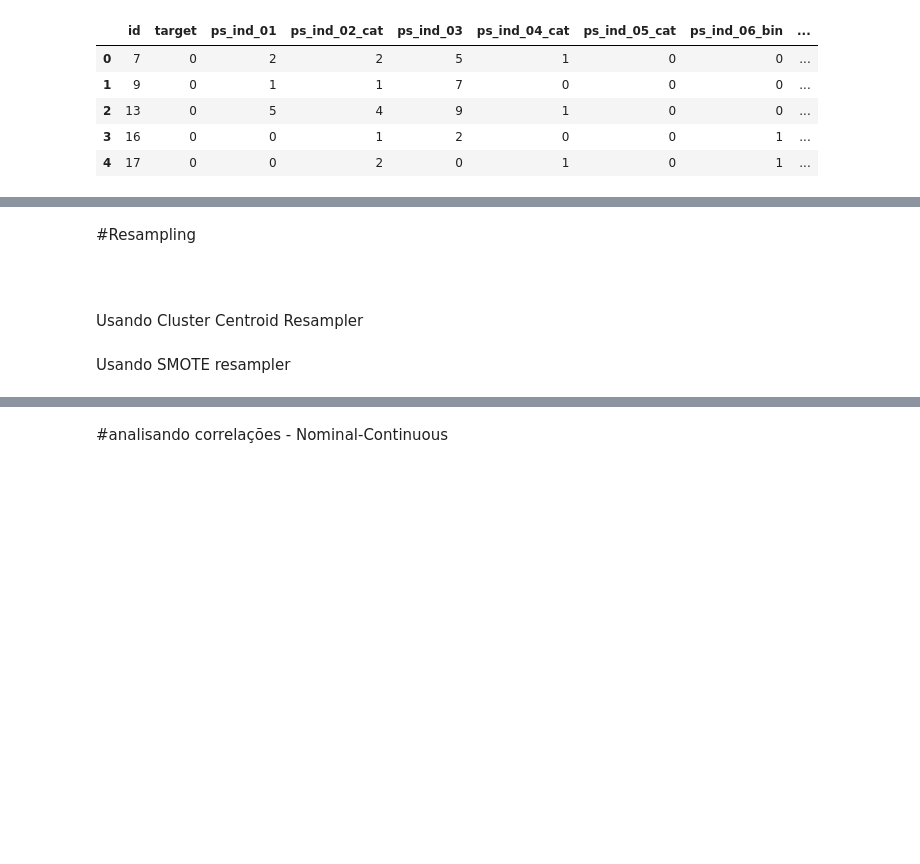
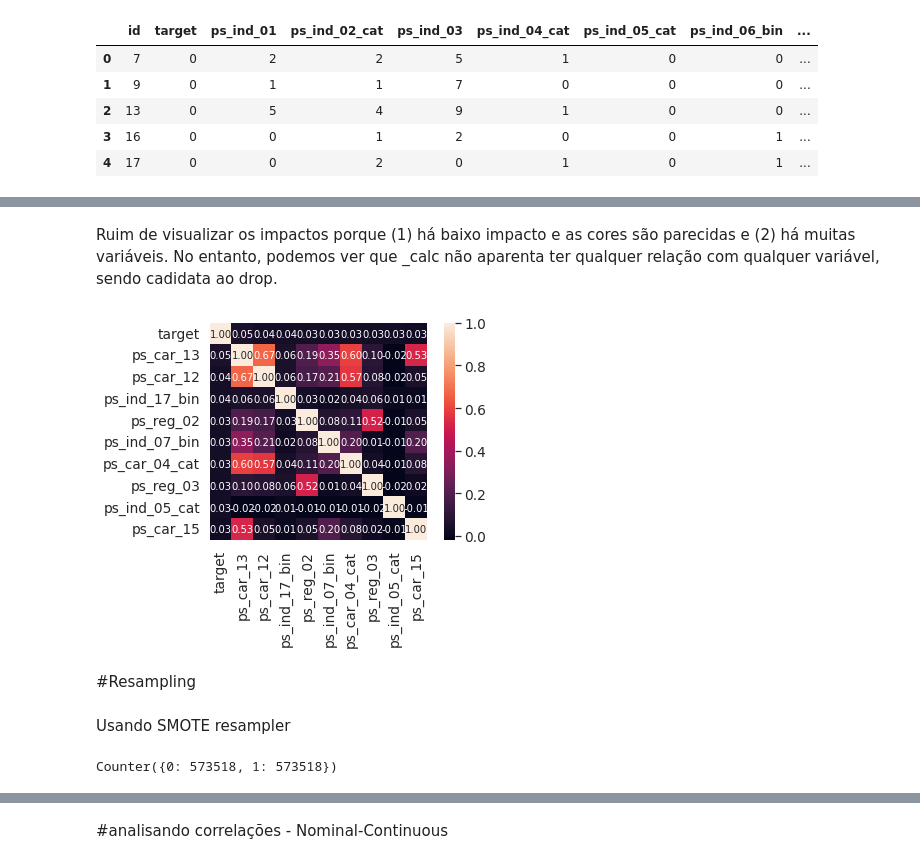
Before and after one commit to gbam-ds/FP-ML, a Jupyter notebook: Porto_Seguro.ipynb, the cells around one changed output, grey strips where cells are left out. Cells and saved outputs as stored; diff of their text form; code cells hidden in the pictures; blank space fills up the shorter version.

```diff
--- a/Porto_Seguro.ipynb
+++ b/Porto_Seguro.ipynb
@@ -77,5 +92,16 @@ df_train['ps_car_07_cat'] = df_train['ps_car_07_cat'].fillna(df_train['ps_car_07
+# %% [markdown]
+Ruim de visualizar os impactos porque (1) há baixo impacto e as cores são parecidas e (2) há muitas variáveis. No entanto, podemos ver que _calc não aparenta ter qualquer relação com qualquer variável, sendo cadidata ao drop.
+# %%
+#target correlation matrix
+
+k = 10 #number of variables for heatmap
+cols = corrmat.nlargest(k, 'target')['target'].index
+cm = np.corrcoef(df[cols].values.T)
+sns.set(font_scale=1.25)
+hm = sns.heatmap(cm, cbar=True, annot=True, square=True, fmt='.2f', annot_kws={'size': 10}, yticklabels=cols.values, xticklabels=cols.values)
+plt.show()
+# %% [output]
+[figure, added]
 # %% [markdown]
 #Resampling
-# %% [markdown]
-##
 # %%
@@ -88,2 +113,0 @@ X_train, X_test, y_train, y_test = train_test_split(X, y, test_size=0.2, random_
-# %% [markdown]
-Usando Cluster Centroid Resampler
@@ -97,6 +114,9 @@ X_cc_resampled, y_cc_resampled = cc.fit_resample(X_train,y_train)
 # %% [markdown]
 Usando SMOTE resampler
 # %%
+from collections import Counter
 from imblearn.over_sampling import SMOTE
-X_smt_resampled, y_smt,resampled = SMOTE(random_state=7).fit_resample(X_train,y_train)
-#Counter(y_smt_resampled)
+X_resampled, y_resampled = SMOTE(random_state=7).fit_resample(X,y)
+Counter(y_resampled)
+# %% [output]
+Counter({0: 573518, 1: 573518})
```
Also changed, not shown: parts of 50 cells of this notebook.
